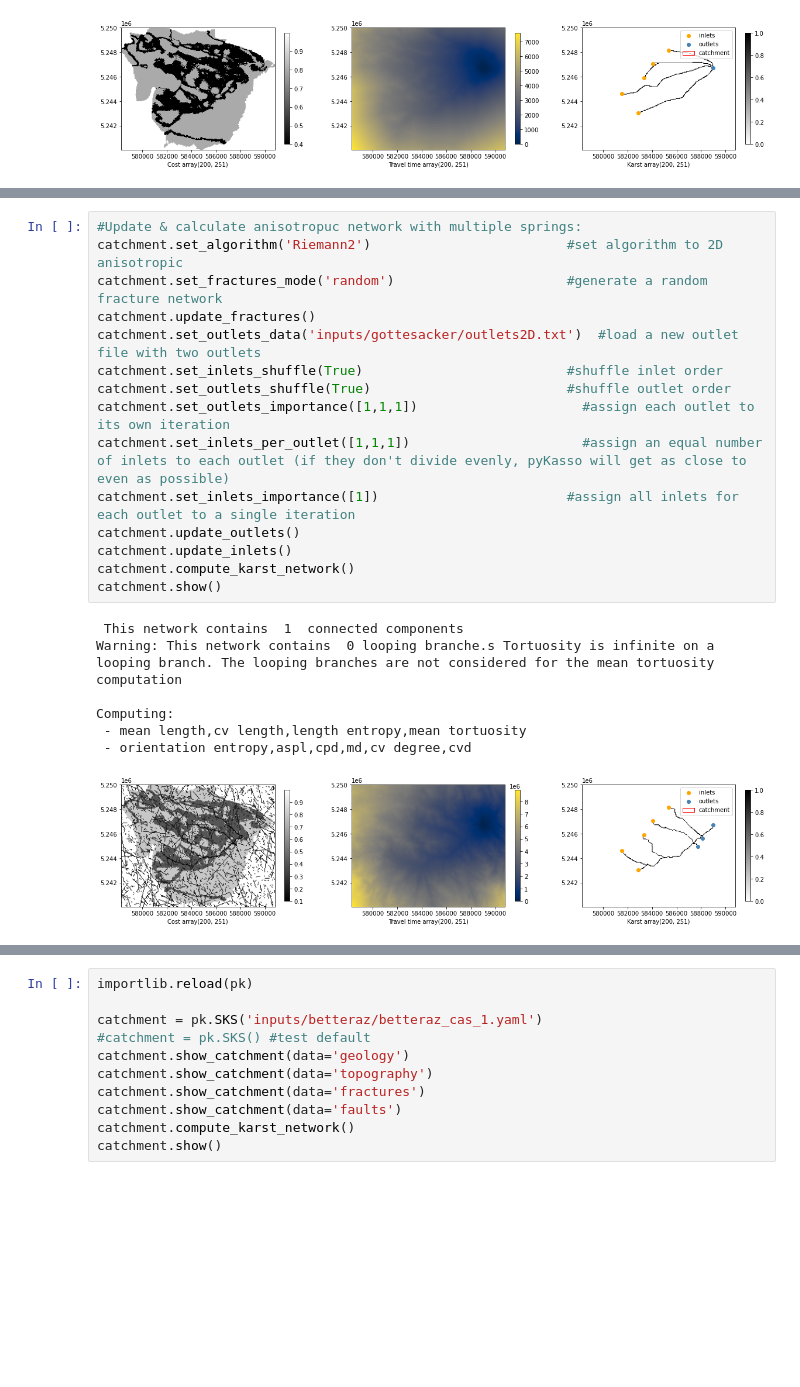
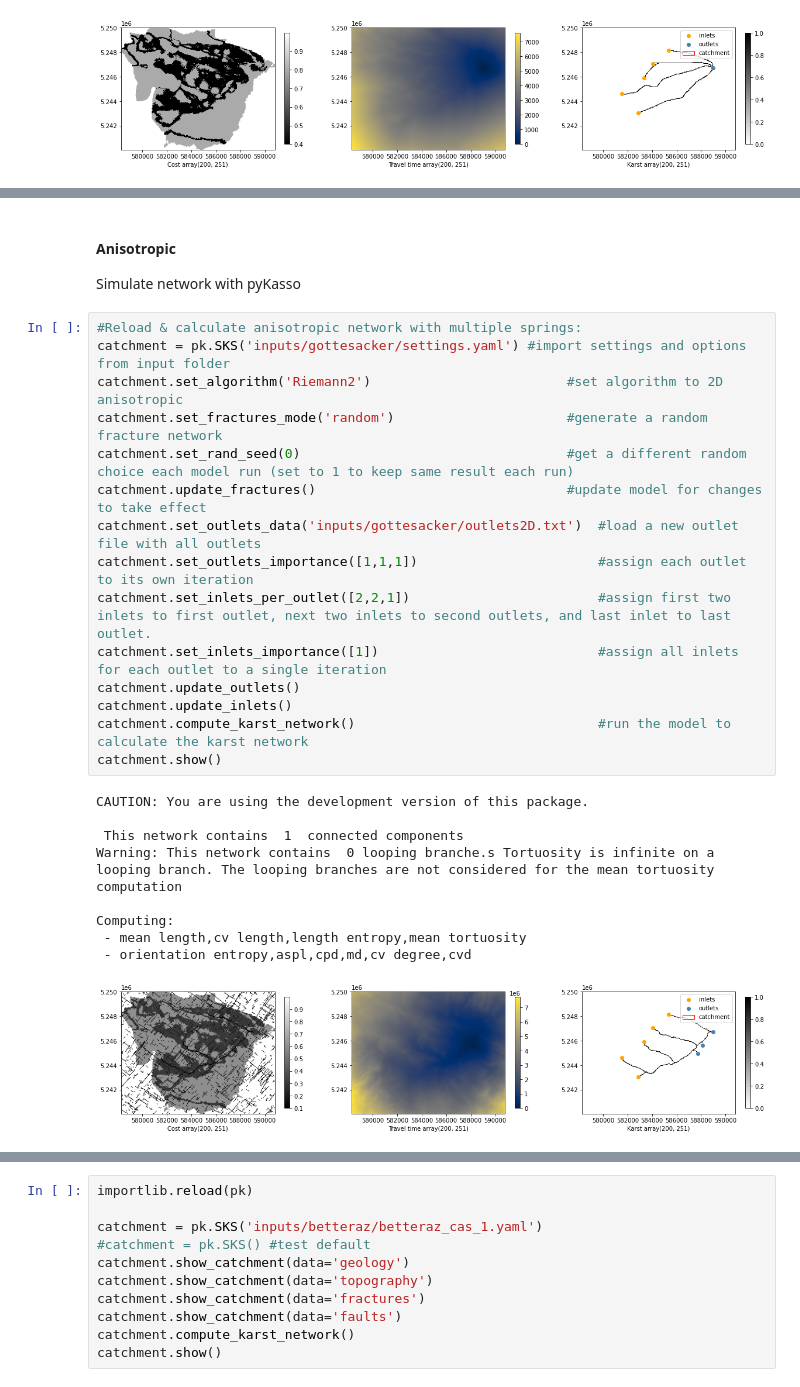
Before and after one commit to randlab/pyKasso, a Jupyter notebook: notebooks/pyKasso_HFM_Paper.ipynb, the cells around one changed output, grey strips where cells are left out. Cells and saved outputs as stored; diff of their text form; blank space fills up the shorter version.

```diff
--- a/notebooks/pyKasso_HFM_Paper.ipynb
+++ b/notebooks/pyKasso_HFM_Paper.ipynb
@@ -899,23 +1064,28 @@ Computing:
+# %% [markdown]
+#### Anisotropic ####
+Simulate network with pyKasso
 # %%
-#Update & calculate anisotropuc network with multiple springs:
+#Reload & calculate anisotropic network with multiple springs:
+catchment = pk.SKS('inputs/gottesacker/settings.yaml') #import settings and options from input folder
 catchment.set_algorithm('Riemann2')                         #set algorithm to 2D anisotropic
 catchment.set_fractures_mode('random')                      #generate a random fracture network
-catchment.update_fractures()
-catchment.set_outlets_data('inputs/gottesacker/outlets2D.txt')  #load a new outlet file with two outlets
-catchment.set_inlets_shuffle(True)                          #shuffle inlet order
-catchment.set_outlets_shuffle(True)                         #shuffle outlet order
-catchment.set_outlets_importance([1,1,1])                     #assign each outlet to its own iteration
-catchment.set_inlets_per_outlet([1,1,1])                      #assign an equal number of inlets to each outlet (if they don't divide evenly, pyKasso will get as close to even as possible)
-catchment.set_inlets_importance([1])                        #assign all inlets for each outlet to a single iteration
+catchment.set_rand_seed(0)                                  #get a different random choice each model run (set to 1 to keep same result each run)
+catchment.update_fractures()                                #update model for changes to take effect
+catchment.set_outlets_data('inputs/gottesacker/outlets2D.txt')  #load a new outlet file with all outlets
+catchment.set_outlets_importance([1,1,1])                       #assign each outlet to its own iteration
+catchment.set_inlets_per_outlet([2,2,1])                        #assign first two inlets to first outlet, next two inlets to second outlets, and last inlet to last outlet.
+catchment.set_inlets_importance([1])                            #assign all inlets for each outlet to a single iteration
 catchment.update_outlets()
 catchment.update_inlets()
-catchment.compute_karst_network()
+catchment.compute_karst_network()                               #run the model to calculate the karst network
 catchment.show()
 # %% [output]
+CAUTION: You are using the development version of this package.
+
  This network contains  1  connected components
 Warning: This network contains  0 looping branche.s Tortuosity is infinite on a looping branch. The looping branches are not considered for the mean tortuosity computation
 
 Computing:
  - mean length,cv length,length entropy,mean tortuosity
  - orientation entropy,aspl,cpd,md,cv degree,cvd
-[figure, old version]
+[figure, new version]
```
Also changed, not shown: parts of 41 cells of this notebook, 11 other files.
